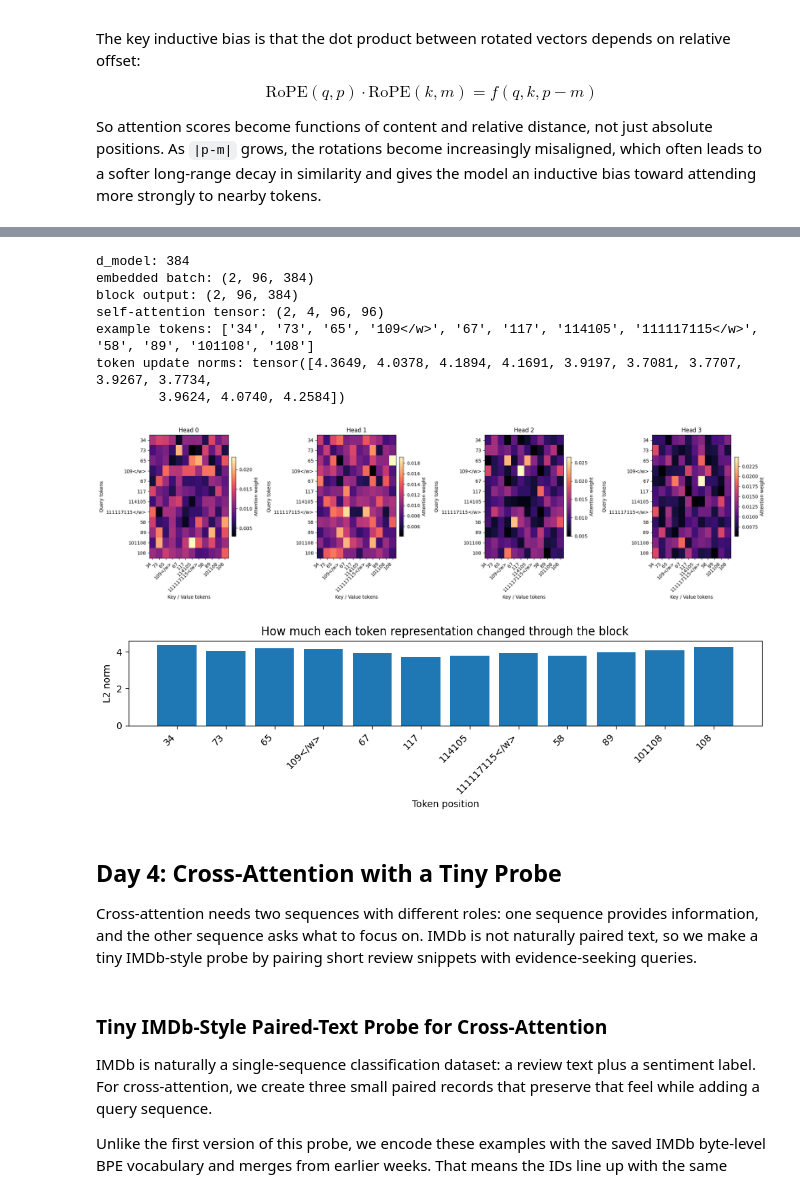
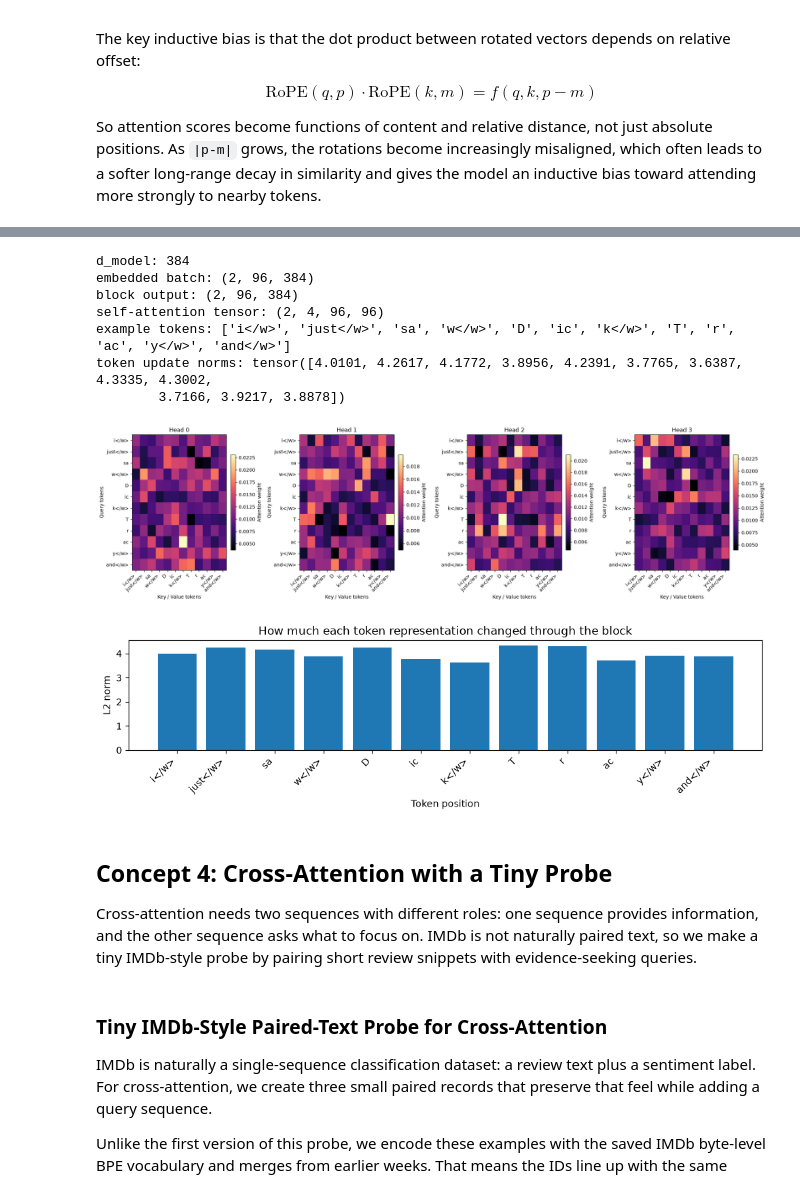
Before and after one commit to mdossett204/AI-maths-foundations, a Jupyter notebook: NLP-learning-notebooks/week6-transformer/Week_6_transformer_attention.ipynb, the cells around one changed output, grey strips where cells are left out. Saved outputs shown, nothing was run; the diff lists cells and outputs as text; code cells hidden in the pictures.

Commit message:
Refactor week6 (#19)

```diff
--- a/NLP-learning-notebooks/week6-transformer/Week_6_transformer_attention.ipynb
+++ b/NLP-learning-notebooks/week6-transformer/Week_6_transformer_attention.ipynb
@@ -88,2 +76,8 @@ attention_masks shape: (50000, 128)
 vocab size: 590
 pad id: 589
+# %%
+train_loader = DataLoader(train_ds, batch_size=32, shuffle=True)
+val_loader = DataLoader(val_ds, batch_size=32)
+test_loader = DataLoader(test_ds, batch_size=32)
+
+print(f"train: {len(train_ds)} | val: {len(val_ds)} | test: {len(test_ds)}")
@@ -116,17 +112,19 @@ Important caution: even with a learned embedding matrix, this is still not a tra
 
 When the same sequence produces `Q`, `K`, and `V`, we call it **self-attention**.
 # %%
-dan_state = torch.load(paths["dan_state"], map_location=device, weights_only=True)
-embedding_weight = dan_state["embedding.weight"].to(device)
+embedding_layer = torch.load("../week3-embedding/models/imdb_embedding_layer.pt", map_location=device, weights_only=True)
+embedding_weight = embedding_layer["weight"].to(device)
 embedding_dim = embedding_weight.size(1)
+embedding = nn.Embedding(vocab_size, embedding_dim, padding_idx=pad_id)
 
 # Pick one real IMDb example and trim to a short non-pad prefix for visualization.
-sample_index = 204
-sample_length = int(attention_masks[sample_index].sum().item())
+batch_input_ids, batch_masks, batch_labels = next(iter(train_loader))
+sample_index = 17
+sample_length = int(batch_masks[sample_index].sum().item())
 display_len = min(12, sample_length)
-sample_ids = input_ids[sample_index : sample_index + 1, :display_len].to(device)
-sample_mask = attention_masks[sample_index : sample_index + 1, :display_len].to(device)
-sample_tokens = [id_to_token[int(token_id)] for token_id in sample_ids[0].tolist()]
+sample_ids = batch_input_ids[sample_index : sample_index + 1, :display_len].to(device)
+sample_mask = batch_masks[sample_index : sample_index + 1, :display_len].to(device)
+sample_tokens = [id_to_token[token_id] for token_id in sample_ids[0].tolist()]
 
 token_states = embedding_weight[sample_ids]
 query = token_states.unsqueeze(1)
@@ -424,8 +425,8 @@ seq_len = 96
 d_model = embedding_weight.size(1)
 num_heads = 4
 
-sample_ids = input_ids[:batch_size, :seq_len].to(device)
-sample_masks = attention_masks[:batch_size, :seq_len].to(device)
+sample_ids = batch_input_ids[:batch_size, :seq_len].to(device)
+sample_masks = batch_masks[:batch_size, :seq_len].to(device)
 
 sample_states = embedding_weight[sample_ids]
 
@@ -455,40 +456,40 @@ example_output = block_output[example_idx, :display_len].detach().cpu()
 delta_norm = (example_output - example_input).norm(dim=-1)
 
 print("d_model:", d_model)
 print("embedded batch:", tuple(sample_states.shape))
 print("block output:", tuple(block_output.shape))
 print("self-attention tensor:", tuple(block_attentions["self_attention"].shape))
 print("example tokens:", example_tokens)
 print("token update norms:", delta_norm)
 
 plot_attention_heads(
     example_attention,
     query_tokens=example_tokens,
     key_tokens=None,
     max_heads=4,
     batch_idx=0,
 )
 
 plt.figure(figsize=(10, 3))
 plt.bar(range(display_len), delta_norm.numpy())
 plt.xticks(range(display_len), example_tokens, rotation=45, ha="right")
 plt.ylabel("L2 norm")
 plt.xlabel("Token position")
 plt.title("How much each token representation changed through the block")
 plt.tight_layout()
 plt.show()
 # %% [output]
 d_model: 384
 embedded batch: (2, 96, 384)
 block output: (2, 96, 384)
 self-attention tensor: (2, 4, 96, 96)
-example tokens: ['34', '73', '65', '109</w>', '67', '117', '114105', '111117115</w>', '58', '89', '101108', '108']
-token update norms: tensor([4.3649, 4.0378, 4.1894, 4.1691, 3.9197, 3.7081, 3.7707, 3.9267, 3.7734,
-        3.9624, 4.0740, 4.2584])
+example tokens: ['i</w>', 'just</w>', 'sa', 'w</w>', 'D', 'ic', 'k</w>', 'T', 'r', 'ac', 'y</w>', 'and</w>']
+token update norms: tensor([4.0101, 4.2617, 4.1772, 3.8956, 4.2391, 3.7765, 3.6387, 4.3335, 4.3002,
+        3.7166, 3.9217, 3.8878])
-[figure, old version]
+[figure, new version]
-[figure, old version]
+[figure, new version]
 # %% [markdown]
-## Day 4: Cross-Attention with a Tiny Probe
+## Concept 4: Cross-Attention with a Tiny Probe
 Cross-attention needs two sequences with different roles: one sequence provides information, and the other sequence asks what to focus on. IMDb is not naturally paired text, so we make a tiny IMDb-style probe by pairing short review snippets with evidence-seeking queries.
 # %% [markdown]
 ### Tiny IMDb-Style Paired-Text Probe for Cross-Attention
```
Also changed, not shown: parts of 25 cells of this notebook, 2 other files.
